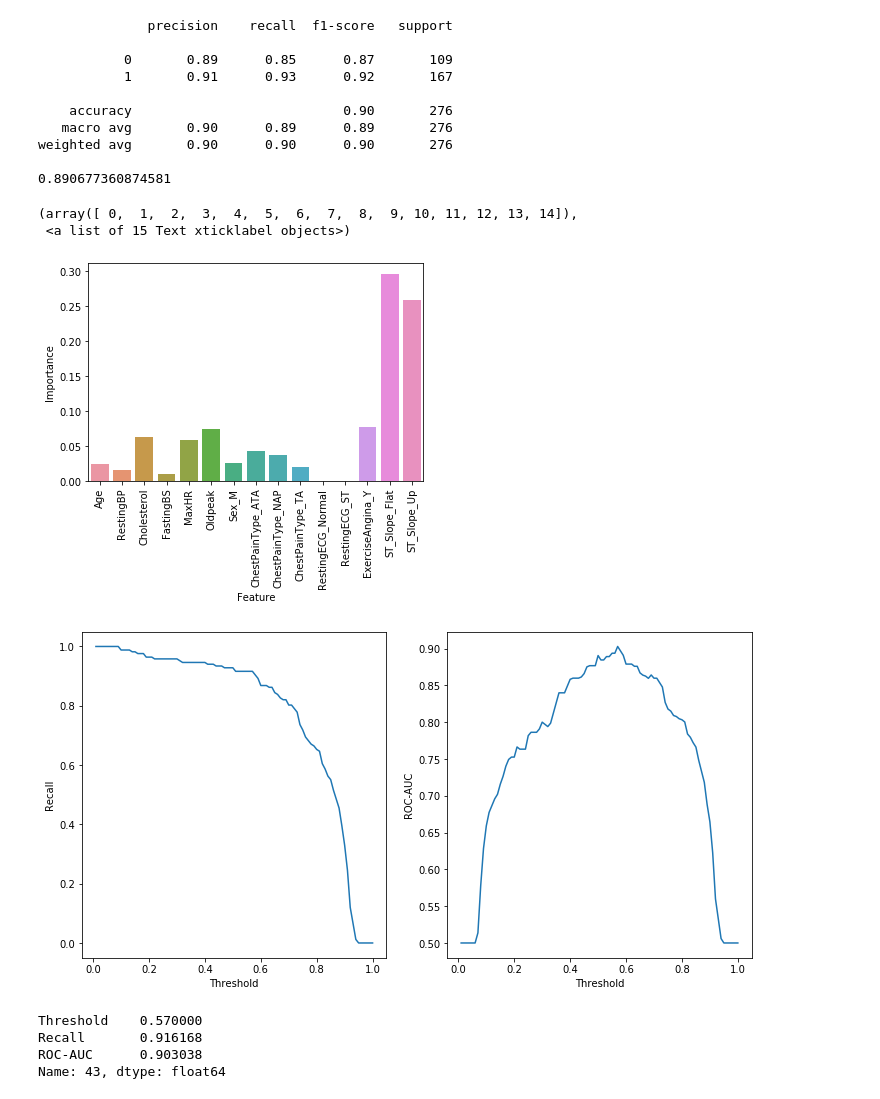
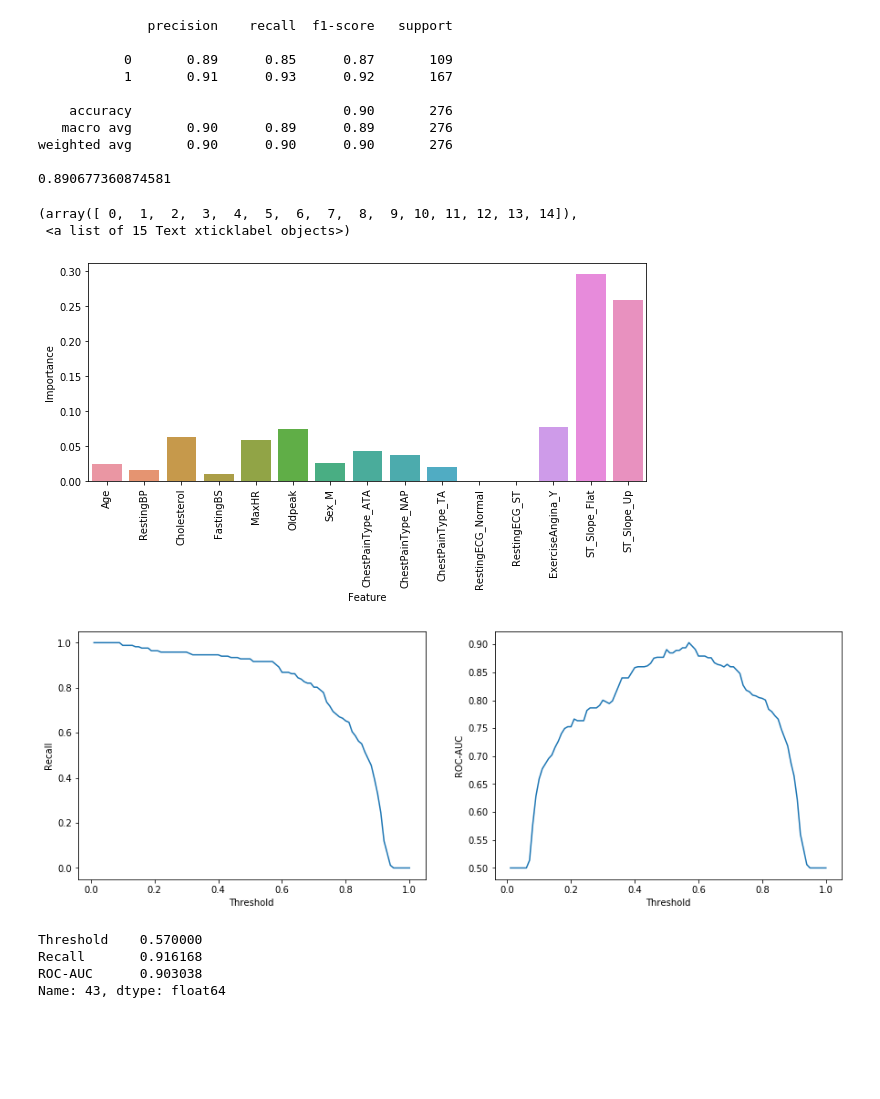
Before and after one commit to denim-bluu/ml_project, a Jupyter notebook: sam.ipynb, the cells around one changed output. Saved outputs shown, nothing was run; the diff lists cells and outputs as text; code cells hidden in the pictures; blank space fills up the shorter version.

Commit message:
update plots

```diff
--- a/sam.ipynb
+++ b/sam.ipynb
@@ -76,10 +88,6 @@ weighted avg       0.89      0.88      0.88       276
 # %%
-# QDA
-qda_mod = QuadraticDiscriminantAnalysis()
-qda_mod.fit(X_train, y_train)
-
 # roc_auc = .879, accuracy = .87
-y_pred = qda_mod.predict(X_test)
+y_pred = clf_qda.predict(X_test)
 print(classification_report(y_test, y_pred))
 print(roc_auc_score(y_test, y_pred))
 # %% [output]
@@ -206,12 +214,13 @@ plot_df = pd.DataFrame({
     'Importance': xgb_model.feature_importances_
 })
 # %%
+plt.figure(figsize=(10, 4))
 sns.barplot(x = 'Feature', y = 'Importance', data=plot_df)
 plt.xticks(rotation=90)
 # %% [output]
 (array([ 0,  1,  2,  3,  4,  5,  6,  7,  8,  9, 10, 11, 12, 13, 14]),
  <a list of 15 Text xticklabel objects>)
-[figure, old version]
+[figure, new version]
 # %%
 recall_list = []
 roc_list = []
@@ -227,12 +236,12 @@ plot_recall = pd.DataFrame({
     'ROC-AUC': roc_list
     })
 
-fig, (ax1, ax2) = plt.subplots(1, 2, figsize=(12, 6))
+fig, (ax1, ax2) = plt.subplots(1, 2, figsize=(15, 5))
 sns.lineplot(ax=ax1, x = 'Threshold', y = 'Recall', data = plot_recall)
 sns.lineplot(ax=ax2, x = 'Threshold', y = 'ROC-AUC', data = plot_recall)
 plt.subplots_adjust(hspace=1.5)
 # %% [output]
-[figure, old version]
+[figure, new version]
 # %%
 plot_recall.iloc[plot_recall['ROC-AUC'].idxmax()]
 # %% [output]
```
Also changed, not shown: parts of 2 cells of this notebook.
